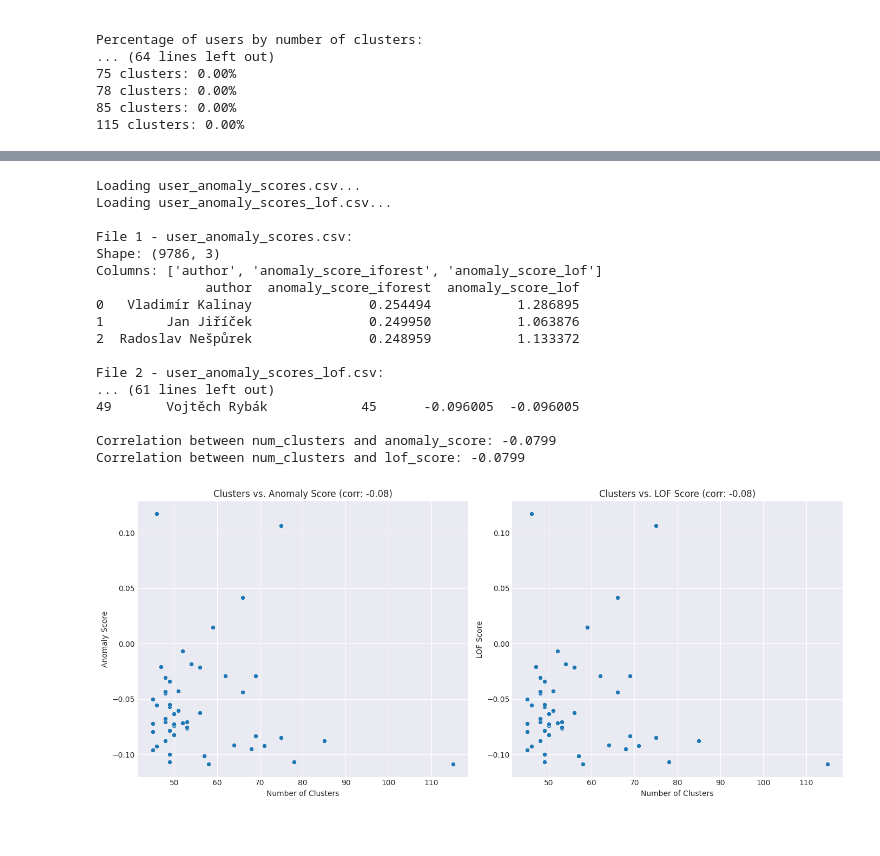
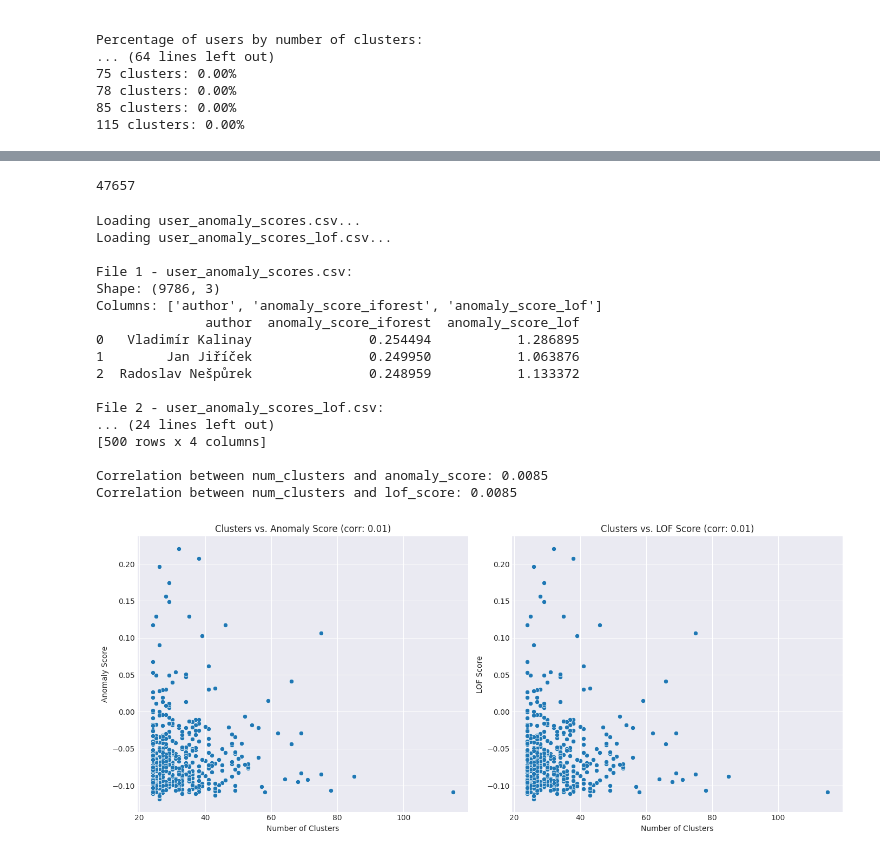
Before and after one commit to ziggyplayedguitar/nlp_thesis, a Jupyter notebook: workspace/notebooks/07_topic.ipynb, the cells around one changed output, grey strips where cells are left out. Cells and saved outputs as stored; diff of their text form; code cells hidden in the pictures.

```diff
--- a/workspace/notebooks/07_topic.ipynb
+++ b/workspace/notebooks/07_topic.ipynb
@@ -346,0 +86,29 @@ Users posting to 9 different clusters: 671 (1.41%)
+# %%
+# Use the analyze_user_clusters function to analyze which clusters each user posts to
+user_cluster_df, statistics = analyze_user_clusters(comments_df)
+
+# Display statistics
+print(f"Total number of users: {statistics['total_users']}")
+print("\nDistribution of users by number of clusters they post to:")
+for cluster_count, info in sorted(statistics['distribution'].items()):
+    print(f"Users posting to {cluster_count} different clusters: {info['num_users']} ({info['percentage']:.2f}%)")
+
+# Show top users who post to the most clusters
+print("\nTop 10 users who post to the most different clusters:")
+for user in statistics['top_users']:
+    print(f"User: {user['author']}")
+    print(f"  Posts to {user['unique_clusters']} different clusters")
+    print(f"  Total comments: {user['comment_count']}")
+
+    # Display the top clusters
+    cluster_count = len(user['top_clusters'])
+    total_clusters = user['unique_clusters']
+
+    if cluster_count < total_clusters:
+        print(f"  Top {cluster_count} clusters (out of {total_clusters}):")
+    else:
+        print(f"  Clusters:")
+
+    for cluster in user['top_clusters']:
+        print(f"    - Cluster {cluster['cluster_id']}: {cluster['label']}")
+    print()
@@ -502,7 +222,12 @@ Posted across 85 clusters. Example articles (3 of 85):
+# %%
+len(user_cluster_df)
+# %% [output]
+47657
 # %%
 # Load anomaly scores for top cluster-posting users from exact paths
 import pandas as pd
 from pathlib import Path
+import sys
 
 # Add the parent directory to path to import TrollPredictor
 sys.path.append("/home/luuka/thesis/workspace")
@@ -541,7 +266,7 @@ print(f"\nUsing columns: {username_col1}, {score_col1} from file 1")
 print(f"Using columns: {username_col2}, {score_col2} from file 2")
 
 # Get top 20 users from user_cluster_df (created in previous code)
-top_users = user_cluster_df.head(50)['author'].tolist()
+top_users = user_cluster_df.head(500)['author'].tolist()
 
 # Create a result DataFrame
 result_df = pd.DataFrame({'user': top_users})
@@ -575,38 +300,38 @@ plt.figure(figsize=(14, 6))
 # Plot 1: Anomaly Score
 plt.subplot(1, 2, 1)
 sns.scatterplot(data=result_df, x='num_clusters', y='anomaly_score')
 plt.title(f'Clusters vs. Anomaly Score (corr: {corr1:.2f})')
 plt.xlabel('Number of Clusters')
 plt.ylabel('Anomaly Score')
 
 # Plot 2: LOF Score
 plt.subplot(1, 2, 2)
 sns.scatterplot(data=result_df, x='num_clusters', y='lof_score')
 plt.title(f'Clusters vs. LOF Score (corr: {corr2:.2f})')
 plt.xlabel('Number of Clusters')
 plt.ylabel('LOF Score')
 
 plt.tight_layout()
 plt.show()
 # %% [output]
 Loading user_anomaly_scores.csv...
 Loading user_anomaly_scores_lof.csv...
 
 File 1 - user_anomaly_scores.csv:
 Shape: (9786, 3)
 Columns: ['author', 'anomaly_score_iforest', 'anomaly_score_lof']
               author  anomaly_score_iforest  anomaly_score_lof
 0   Vladimír Kalinay               0.254494           1.286895
 1        Jan Jiříček               0.249950           1.063876
 2  Radoslav Nešpůrek               0.248959           1.133372
 
 File 2 - user_anomaly_scores_lof.csv:
-... (61 lines left out)
-49       Vojtěch Rybák            45      -0.096005  -0.096005
+... (24 lines left out)
+[500 rows x 4 columns]
 
-Correlation between num_clusters and anomaly_score: -0.0799
-Correlation between num_clusters and lof_score: -0.0799
+Correlation between num_clusters and anomaly_score: 0.0085
+Correlation between num_clusters and lof_score: 0.0085
-[figure, old version]
+[figure, new version]
 # %%
 from src.models.predictor import TrollPredictor
 from pathlib import Path
```
Also changed, not shown: parts of 22 cells of this notebook, 8 other files.
